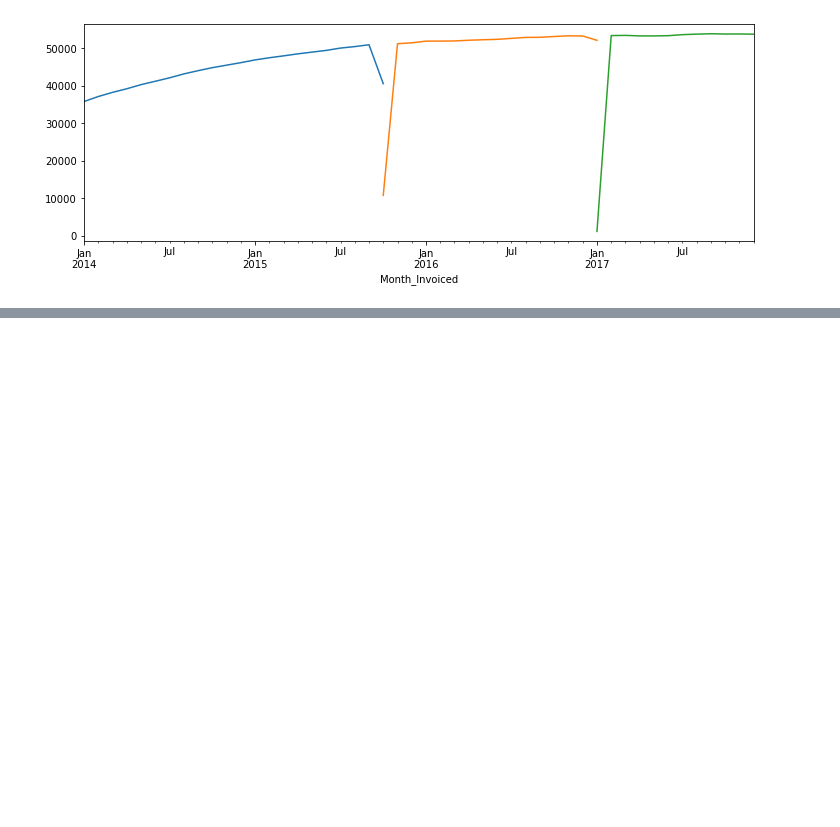
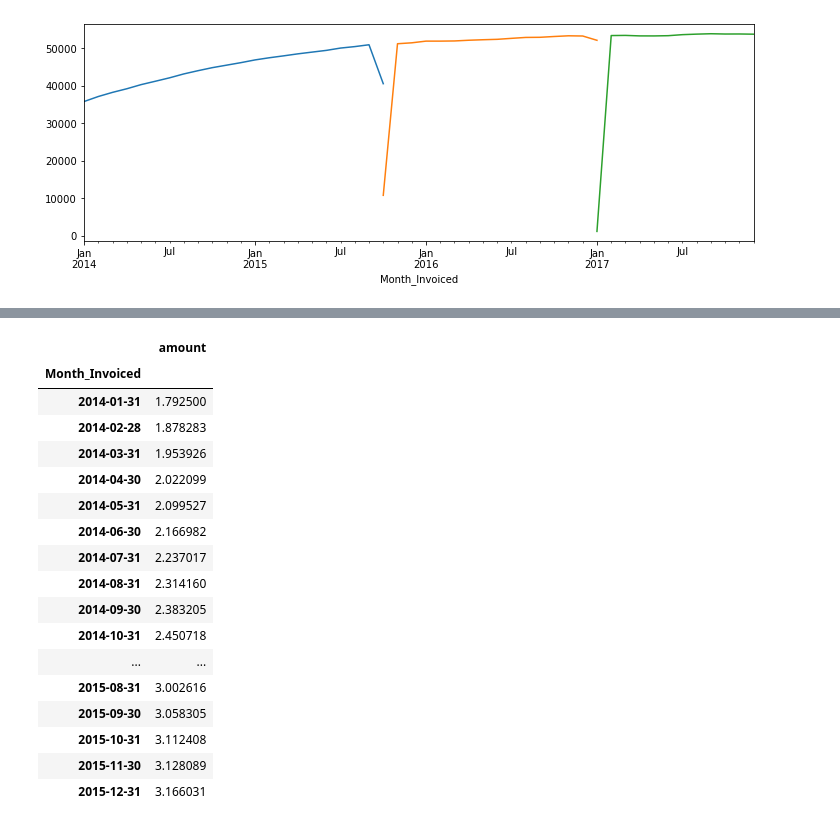
Before and after one commit to brentschriver/time-series-exercises, a Jupyter notebook: model.ipynb, the cells around one changed output, grey strips where cells are left out. Saved outputs shown, nothing was run; the diff lists cells and outputs as text; code cells hidden in the pictures; blank space fills up the shorter version.

```diff
--- a/model.ipynb
+++ b/model.ipynb
@@ -497,0 +330,21 @@ yhat_df
+# %%
+train_month
+# %% [output]
+|  | amount |
+| Month_Invoiced |  |
+| 2014-01-31 | 1.792500 |
+| 2014-02-28 | 1.878283 |
+| 2014-03-31 | 1.953926 |
+| 2014-04-30 | 2.022099 |
+| 2014-05-31 | 2.099527 |
+| 2014-06-30 | 2.166982 |
+| 2014-07-31 | 2.237017 |
+| 2014-08-31 | 2.314160 |
+| 2014-09-30 | 2.383205 |
+| 2014-10-31 | 2.450718 |
+| ... | ... |
+| 2015-08-31 | 3.002616 |
+| 2015-09-30 | 3.058305 |
+| 2015-10-31 | 3.112408 |
+| 2015-11-30 | 3.128089 |
+| 2015-12-31 | 3.166031 |
```
Also changed, not shown: parts of 71 cells of this notebook.
